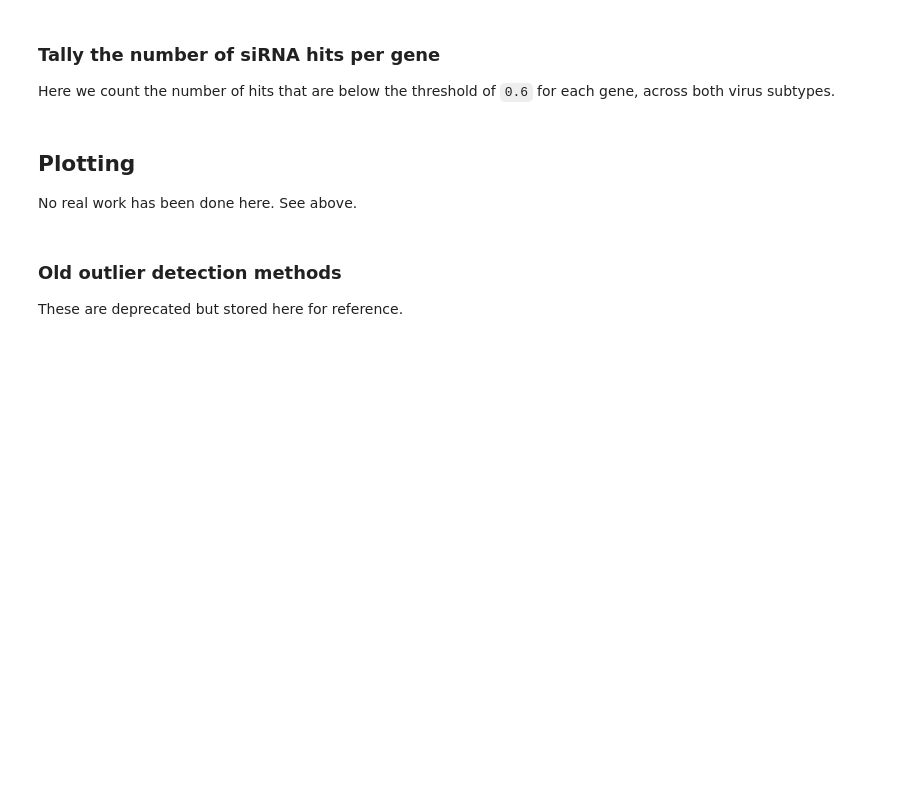
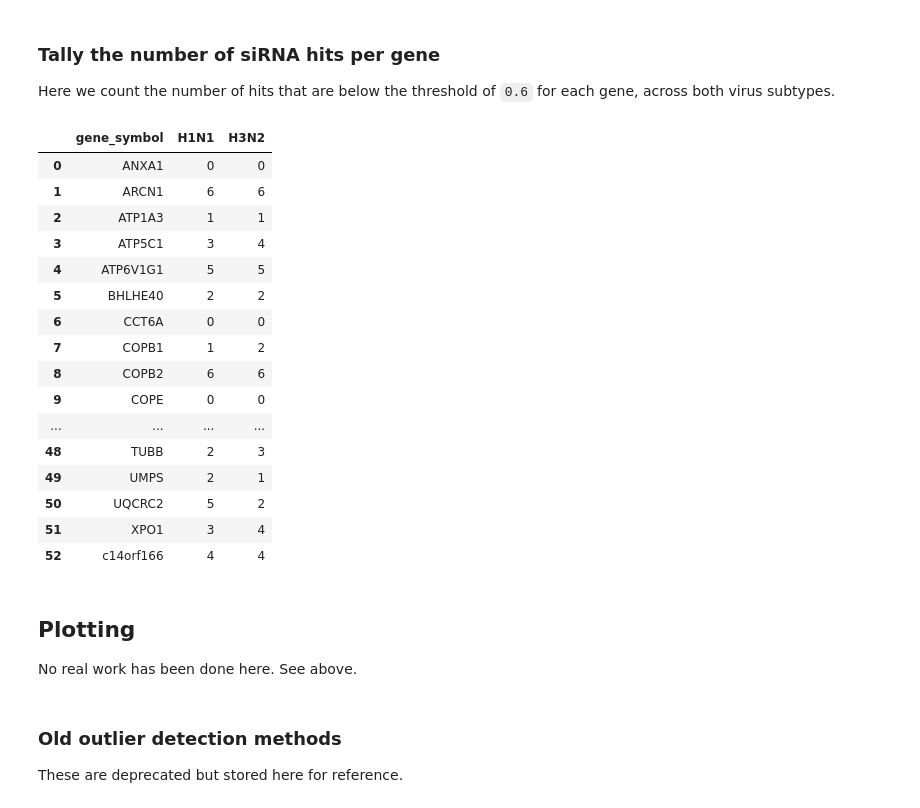
Before and after one commit to grantbey/bayesian-inference, a Jupyter notebook: bayesian-inference.ipynb, the cells around one changed output. Cells and saved outputs as stored; diff of their text form; code cells hidden in the pictures; blank space fills up the shorter version.

```diff
--- a/bayesian-inference.ipynb
+++ b/bayesian-inference.ipynb
@@ -441,13 +527,13 @@ Here we count the number of hits that are below the threshold of `0.6` for each
 # %%
 number_hits = {}
 
-grouped = average_npi.groupby('gene_symbol')
+grouped = averages.groupby('gene_symbol')
 for gene in grouped.groups:
     number_hits[gene] = {}
     gene_data = grouped.get_group(gene).groupby('virus')
     for virus in gene_data.groups:
         virus_data = gene_data.get_group(virus)
-        count = virus_data.loc[virus_data['mean'] < 0.6].shape[0]
+        count = virus_data.loc[(virus_data.npi_mean < 0.6)&(virus_data.ssmd>1)].shape[0]
         number_hits[gene][virus] = count
 
 number_hits = pd.DataFrame(number_hits).transpose()
@@ -459,6 +545,26 @@ with open('./A549-outputs/A549-H1N1-H3N2-number_hits_per_gene.pickle','wb') as f
 
 with open('./A549-outputs/A549-H1N1-H3N2-number_hits_per_gene.csv','w') as f:
     pd.DataFrame.to_csv(number_hits,f)
+# %%
+number_hits
+# %% [output]
+|  | gene_symbol | H1N1 | H3N2 |
+| 0 | ANXA1 | 0 | 0 |
+| 1 | ARCN1 | 6 | 6 |
+| 2 | ATP1A3 | 1 | 1 |
+| 3 | ATP5C1 | 3 | 4 |
+| 4 | ATP6V1G1 | 5 | 5 |
+| 5 | BHLHE40 | 2 | 2 |
+| 6 | CCT6A | 0 | 0 |
+| 7 | COPB1 | 1 | 2 |
+| 8 | COPB2 | 6 | 6 |
+| 9 | COPE | 0 | 0 |
+| ... | ... | ... | ... |
+| 48 | TUBB | 2 | 3 |
+| 49 | UMPS | 2 | 1 |
+| 50 | UQCRC2 | 5 | 2 |
+| 51 | XPO1 | 3 | 4 |
+| 52 | c14orf166 | 4 | 4 |
 # %% [markdown]
 ## Plotting
 
```
Also changed, not shown: parts of 13 cells of this notebook.
